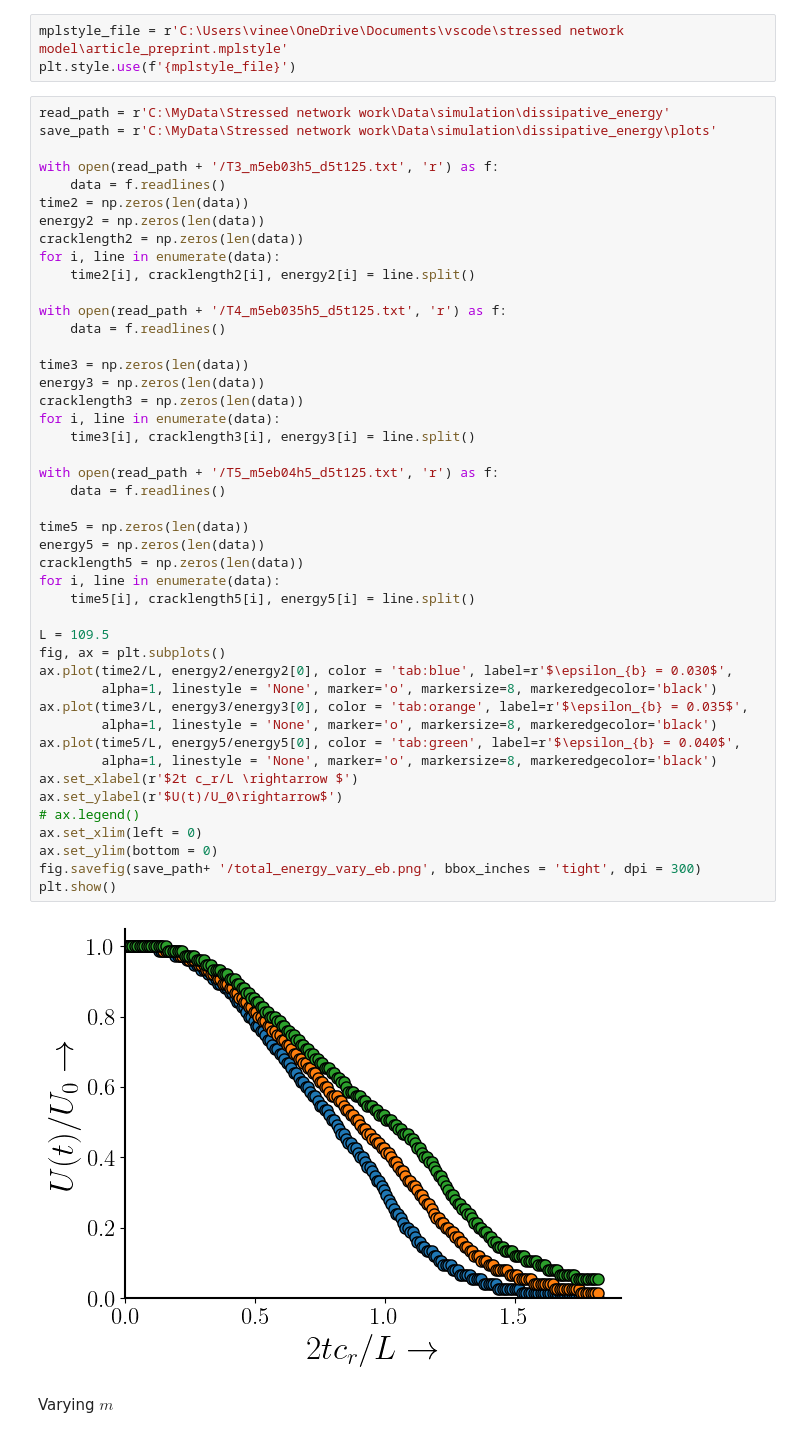
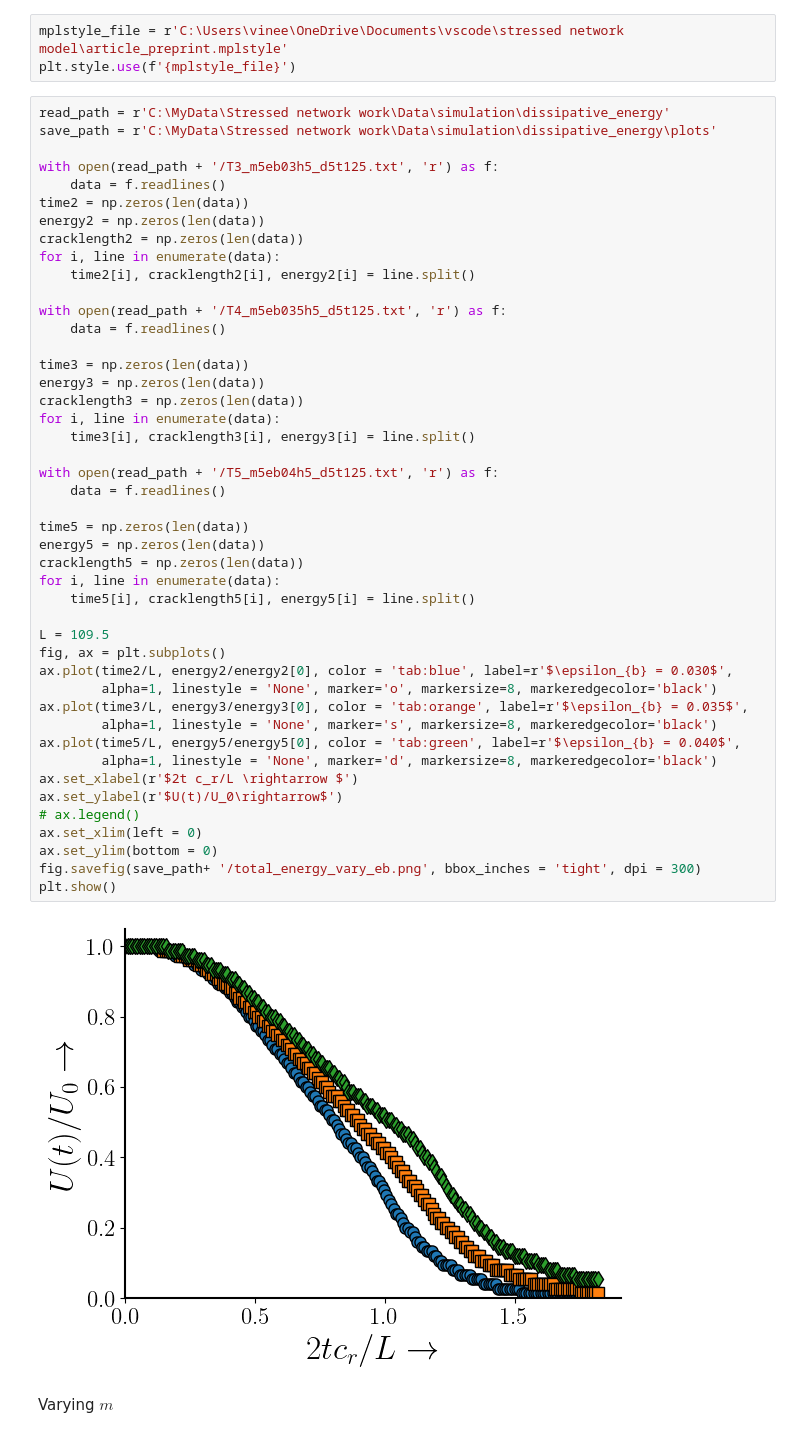
Before and after one commit to VinDawara/residual_network, a Jupyter notebook: dissipative_energy.ipynb, the cells around one changed output. Saved outputs shown, nothing was run; the diff lists cells and outputs as text.

Commit message:
Figures updated

```diff
--- a/dissipative_energy.ipynb
+++ b/dissipative_energy.ipynb
@@ -26,36 +26,36 @@ with open(read_path + '/T4_m5eb035h5_d5t125.txt', 'r') as f:
 
 time3 = np.zeros(len(data))
 energy3 = np.zeros(len(data))
 cracklength3 = np.zeros(len(data))
 for i, line in enumerate(data):
     time3[i], cracklength3[i], energy3[i] = line.split()
 
 with open(read_path + '/T5_m5eb04h5_d5t125.txt', 'r') as f:
     data = f.readlines()
 
 time5 = np.zeros(len(data))
 energy5 = np.zeros(len(data))
 cracklength5 = np.zeros(len(data))
 for i, line in enumerate(data):
     time5[i], cracklength5[i], energy5[i] = line.split()
 
 L = 109.5
 fig, ax = plt.subplots()
 ax.plot(time2/L, energy2/energy2[0], color = 'tab:blue', label=r'$\epsilon_{b} = 0.030$',
         alpha=1, linestyle = 'None', marker='o', markersize=8, markeredgecolor='black')
 ax.plot(time3/L, energy3/energy3[0], color = 'tab:orange', label=r'$\epsilon_{b} = 0.035$',
-        alpha=1, linestyle = 'None', marker='o', markersize=8, markeredgecolor='black')
+        alpha=1, linestyle = 'None', marker='s', markersize=8, markeredgecolor='black')
 ax.plot(time5/L, energy5/energy5[0], color = 'tab:green', label=r'$\epsilon_{b} = 0.040$',
-        alpha=1, linestyle = 'None', marker='o', markersize=8, markeredgecolor='black')
+        alpha=1, linestyle = 'None', marker='d', markersize=8, markeredgecolor='black')
 ax.set_xlabel(r'$2t c_r/L \rightarrow $')
 ax.set_ylabel(r'$U(t)/U_0\rightarrow$')
 # ax.legend()
 ax.set_xlim(left = 0)
 ax.set_ylim(bottom = 0)
 fig.savefig(save_path+ '/total_energy_vary_eb.png', bbox_inches = 'tight', dpi = 300)
 plt.show()
 # %% [output]
-[figure, old version]
+[figure, new version]
 # %% [markdown]
 Varying $m$
 # %%
```
Also changed, not shown: parts of 1 cell of this notebook.
